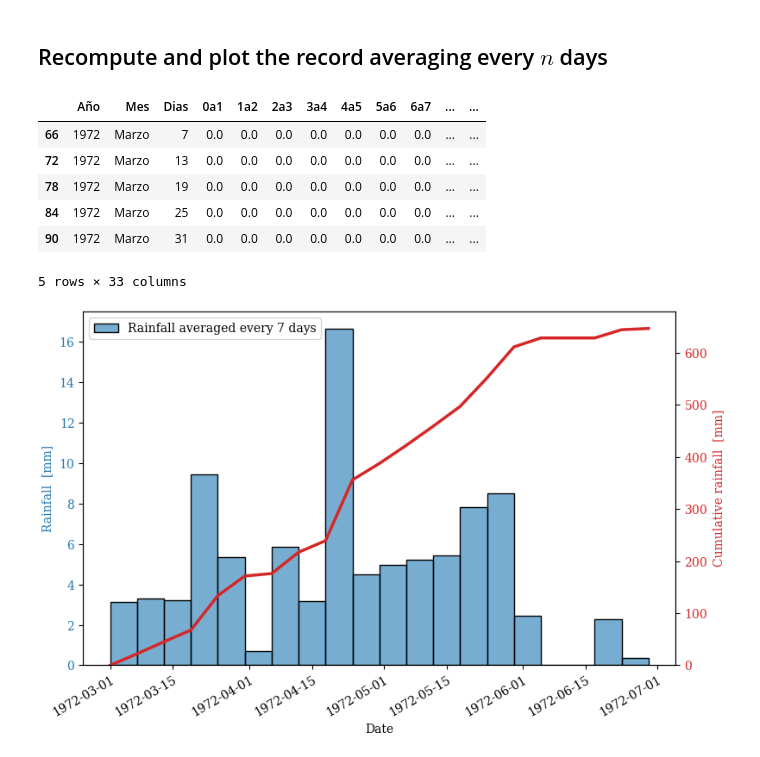
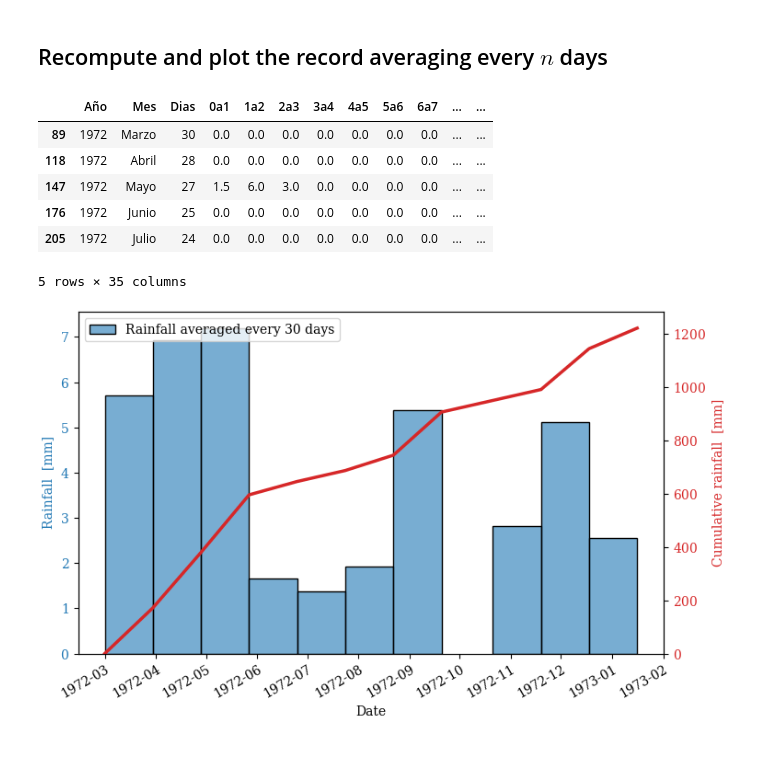
Before and after one commit to AppliedMechanics-EAFIT/irrigation_and_drainage_eng, a Jupyter notebook: notebooks/rainfall_record_processing.ipynb, the cells around one changed output. Saved outputs shown, nothing was run; the diff lists cells and outputs as text; code cells hidden in the pictures.

```diff
--- a/notebooks/rainfall_record_processing.ipynb
+++ b/notebooks/rainfall_record_processing.ipynb
@@ -89,7 +98,5 @@ df_date = pd.DataFrame({'year': df['Año'],
                         'month': pd.to_datetime(df['Mes'].map(months_two_parse), format='%B').dt.month,
                         'day': df['Dias']})
 df['date'] = pd.to_datetime(df_date)
-
-# Create a field with the daily_rain rainfall
-df['daily_rain'] = df.iloc[:, 3:3+24].sum(axis=1, numeric_only=True)
-df.head()
+df['date'] = pd.to_datetime(df_date)
+# df['next_day'] = df['date'] + pd.DateOffset(days=1)
@@ -103,0 +105,5 @@ df.head()
+# %%
+# Create a field with the daily_rain rainfall
+df['daily_rain'] = df.iloc[:, 3:3+24].sum(axis=1, numeric_only=True)
+df['daily_ETR'] = ETP * np.tanh(df['daily_rain'] / ETP)
+df.head(10)
@@ -116,10 +135,10 @@ df_day
 ## Get the data for a range of dates
 # %%
 date_ini = '1972-03-01'
-date_end = '1972-06-29'
+date_end = '1973-03-01'
 
 df_range = df.loc[(df['date'] >= date_ini) & (df['date'] <= date_end)].copy()
-df_range['cumulative'] = np.cumsum(df_range['daily_rain'])
+df_range['cumulative_rain'] = np.cumsum(df_range['daily_rain'])
 df_range.head()
 # %% [output]
 |  | Año | Mes | Dias | 0a1 | 1a2 | 2a3 | 3a4 | 4a5 | 5a6 | 6a7 | ... | ... |
@@ -162,46 +198,46 @@ plt.show()
 # %% [markdown]
 ## Recompute and plot the record averaging every $n$ days
 # %%
-n_days = 7
+n_days = 30
 
 df_range_avg = df_range.iloc[n_days-1::n_days-1].copy()
-df_range_avg['avg'] = np.diff(df_range_avg['cumulative'], prepend=0) / n_days
-df_range_avg['avg_cumulative'] = df_range_avg['avg'].cumsum() * n_days
+df_range_avg['avg_daily_rain'] = np.diff(df_range_avg['cumulative_rain'], prepend=0) / n_days
+df_range_avg['avg_ETR'] = ETP * np.tanh(df_range_avg['avg_daily_rain'] / ETP)
+df_range_avg['avg_cumulative'] = df_range_avg['avg_daily_rain'].cumsum() * n_days
 # Create a field with the start date of the range (left edges)
 df_range_avg['start_date'] = df_range_avg['date'] - datetime.timedelta(days=n_days-1)
 df_range_avg.head()
 # %% [output]
 |  | Año | Mes | Dias | 0a1 | 1a2 | 2a3 | 3a4 | 4a5 | 5a6 | 6a7 | ... | ... |
-| 66 | 1972 | Marzo | 7 | 0.0 | 0.0 | 0.0 | 0.0 | 0.0 | 0.0 | 0.0 | ... | ... |
-| 72 | 1972 | Marzo | 13 | 0.0 | 0.0 | 0.0 | 0.0 | 0.0 | 0.0 | 0.0 | ... | ... |
-| 78 | 1972 | Marzo | 19 | 0.0 | 0.0 | 0.0 | 0.0 | 0.0 | 0.0 | 0.0 | ... | ... |
-| 84 | 1972 | Marzo | 25 | 0.0 | 0.0 | 0.0 | 0.0 | 0.0 | 0.0 | 0.0 | ... | ... |
-| 90 | 1972 | Marzo | 31 | 0.0 | 0.0 | 0.0 | 0.0 | 0.0 | 0.0 | 0.0 | ... | ... |
+| 89 | 1972 | Marzo | 30 | 0.0 | 0.0 | 0.0 | 0.0 | 0.0 | 0.0 | 0.0 | ... | ... |
+| 118 | 1972 | Abril | 28 | 0.0 | 0.0 | 0.0 | 0.0 | 0.0 | 0.0 | 0.0 | ... | ... |
+| 147 | 1972 | Mayo | 27 | 1.5 | 6.0 | 3.0 | 0.0 | 0.0 | 0.0 | 0.0 | ... | ... |
+| 176 | 1972 | Junio | 25 | 0.0 | 0.0 | 0.0 | 0.0 | 0.0 | 0.0 | 0.0 | ... | ... |
+| 205 | 1972 | Julio | 24 | 0.0 | 0.0 | 0.0 | 0.0 | 0.0 | 0.0 | 0.0 | ... | ... |
-5 rows × 33 columns
+5 rows × 35 columns
 # %%
-fig, ax1 = plt.subplots(figsize=(8, 5))
+fig, ax1 = plt.subplots(figsize=(7.5, 4.5))
 ax2 = ax1.twinx()
 
 # Rainfall averaged every n_days days as a bar plot
-ax1.bar(df_range_avg['start_date'], df_range_avg['avg'], color=mpl.colors.to_rgba('C0', 0.6), edgecolor='k', width=n_days-1, align='edge',
-        label=f'Rainfall averaged every {n_days} days')
+ax1.bar(df_range_avg['start_date'], df_range_avg['avg_daily_rain'], color=mpl.colors.to_rgba('C0', 0.6), edgecolor='k',
+        width=n_days-1, align='edge', label=f'Rainfall averaged every {n_days} days')
 
-# Cumulative rainfall as a line plot considering the edges of the averaged rainfall
-date_range = pd.date_range(df_range_avg.iloc[0].start_date, df_range_avg.iloc[-1].date, freq=f'{n_days-1}D')
-cummulative_rainfall = np.hstack((0, df_range_avg['cumulative']))
-ax2.plot(date_range, cummulative_rainfall, color='C3', lw=2.5)
+date_range = pd.concat([pd.Series([df_range_avg['start_date'].iloc[0]]), df_range_avg['date']])
+cumulative_rainfall = np.hstack((0, df_range_avg['cumulative_rain']))
+ax2.plot(date_range, cumulative_rainfall, color='C3', lw=2.5)
 
 ax1.legend(loc='upper left')
 ax1.set_xlabel('Date')
 ax1.set_ylabel('Rainfall  [mm]', color='C0')
 ax2.set_ylabel('Cumulative rainfall  [mm]', color='C3')
 ax2.set_ylim(0, ax2.get_ylim()[1])
 
 fig.canvas.header_visible = False
 fig.canvas.toolbar_position = 'bottom'
 plt.setp(ax1.get_xticklabels(), rotation=30, ha="right", rotation_mode="anchor")
 plt.setp(ax1.get_yticklabels(), color='C0')
 plt.setp(ax2.get_yticklabels(), color='C3')
 plt.show()
 # %% [output]
-[figure, old version]
+[figure, new version]
```
Also changed, not shown: parts of 10 cells of this notebook.
